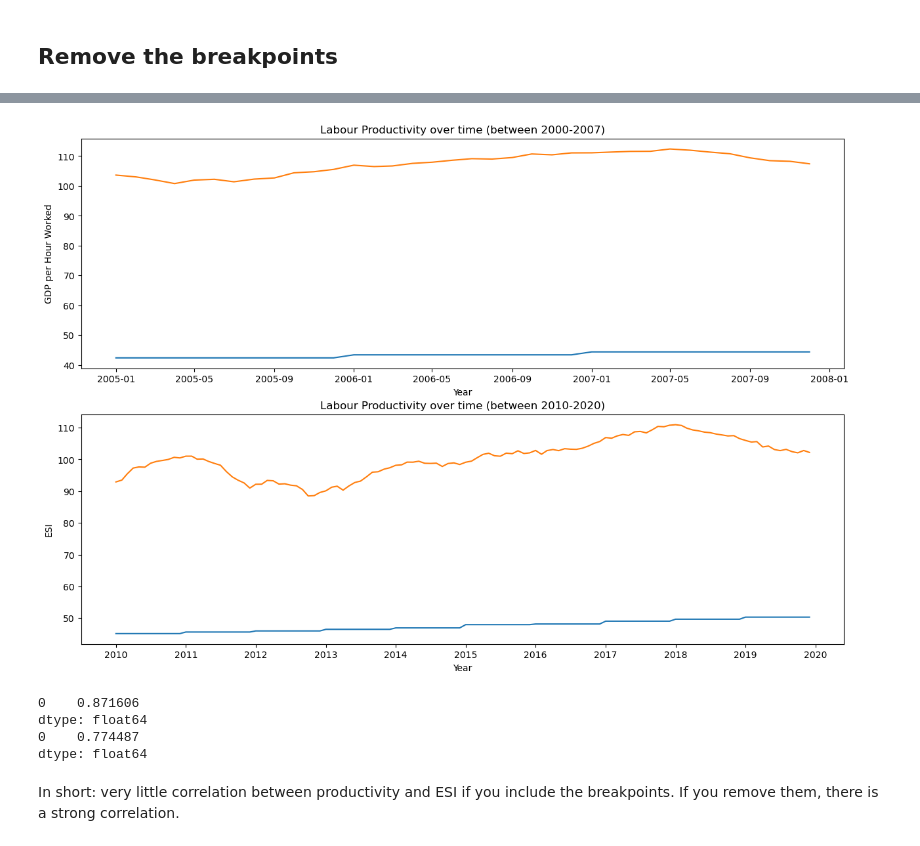
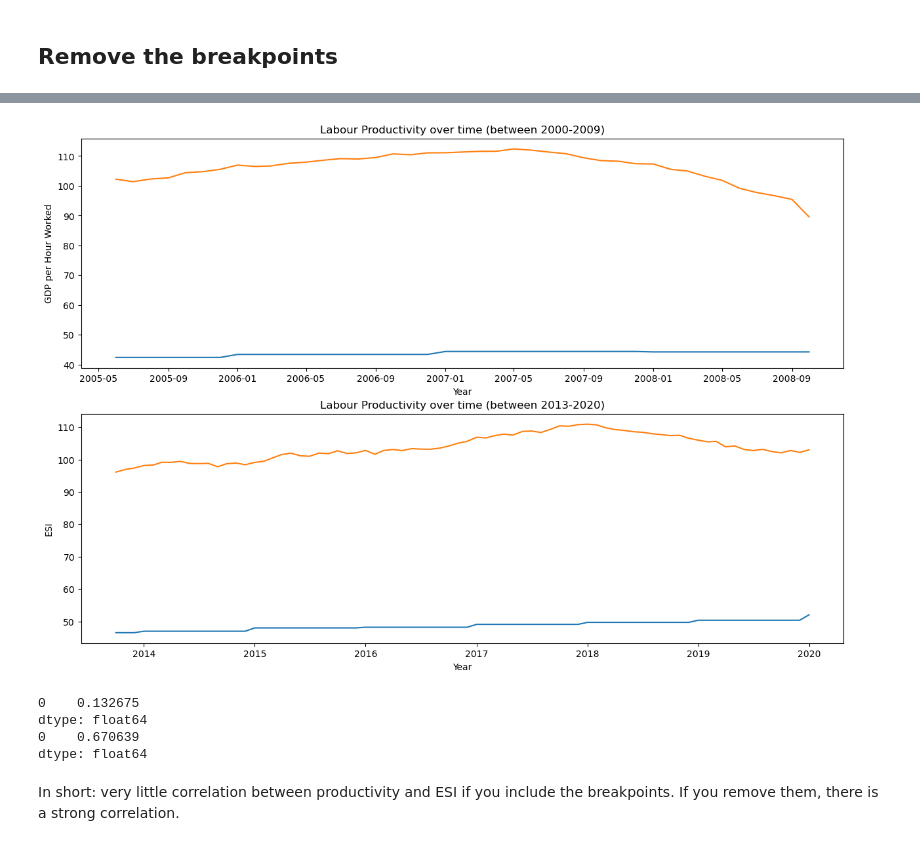
Before and after one commit to JoanneLin168/ADS-European-Productivity, a Jupyter notebook: Notebooks/productivityVsESI.ipynb, the cells around one changed output, grey strips where cells are left out. Drawn from its saved outputs; the diff is of its cells as text; code cells hidden in the pictures.

```diff
--- a/Notebooks/productivityVsESI.ipynb
+++ b/Notebooks/productivityVsESI.ipynb
@@ -113,37 +168,37 @@ dtype: float64
 # %%
-# Remove the data for 2008-2010 and 2020 onwards
-df_A_2000 = df_A.loc['2000-01-01':'2007-12-01']
-df_A_2010 = df_A.loc['2010-01-01':'2019-12-01']
+# Remove the data for troughs
+df_A_2005 = df_A.loc['2005-06-01':'2008-10-01']
+df_A_2013 = df_A.loc['2013-10-01':'2020-01-01']
 
-df_B_2000 = df_B.loc['2000-01-01':'2007-12-01']
-df_B_2010 = df_B.loc['2010-01-01':'2019-12-01']
+df_B_2005 = df_B.loc['2005-06-01':'2008-10-01']
+df_B_2013 = df_B.loc['2013-10-01':'2020-01-01']
 
 # Plot the data
 fig, ax = plt.subplots(2, 1, figsize=(15, 10))
-ax[0].plot(df_A_2000, label='Productivity')
-ax[0].plot(df_B_2000, label='ESI')
+ax[0].plot(df_A_2005, label='Productivity')
+ax[0].plot(df_B_2005, label='ESI')
 ax[0].set_xlabel('Year')
 ax[0].set_ylabel('GDP per Hour Worked')
-ax[0].set_title('Labour Productivity over time (between 2000-2007)')
+ax[0].set_title('Labour Productivity over time (between 2000-2009)')
 
-ax[1].plot(df_A_2010, label='Productivity')
-ax[1].plot(df_B_2010, label='ESI')
+ax[1].plot(df_A_2013, label='Productivity')
+ax[1].plot(df_B_2013, label='ESI')
 ax[1].set_xlabel('Year')
 ax[1].set_ylabel('ESI')
-ax[1].set_title('Labour Productivity over time (between 2010-2020)')
+ax[1].set_title('Labour Productivity over time (between 2013-2020)')
 plt.show()
 # %% [output]
-[figure, old version]
+[figure, new version]
 # %%
 # Calculate correlations
-result_2000 = df_A_2000.corrwith(df_B_2000)
-result_2010 = df_A_2010.corrwith(df_B_2010)
-print(result_2000)
-print(result_2010)
+result_2005 = df_A_2005.corrwith(df_B_2005)
+result_2013 = df_A_2013.corrwith(df_B_2013)
+print(result_2005)
+print(result_2013)
 # %% [output]
-0    0.871606
+0    0.132675
 dtype: float64
-0    0.774487
+0    0.670639
 dtype: float64
 # %% [markdown]
 In short: very little correlation between productivity and ESI if you include the breakpoints. If you remove them, there is a strong correlation.
```
Also changed, not shown: parts of 5 cells of this notebook.
